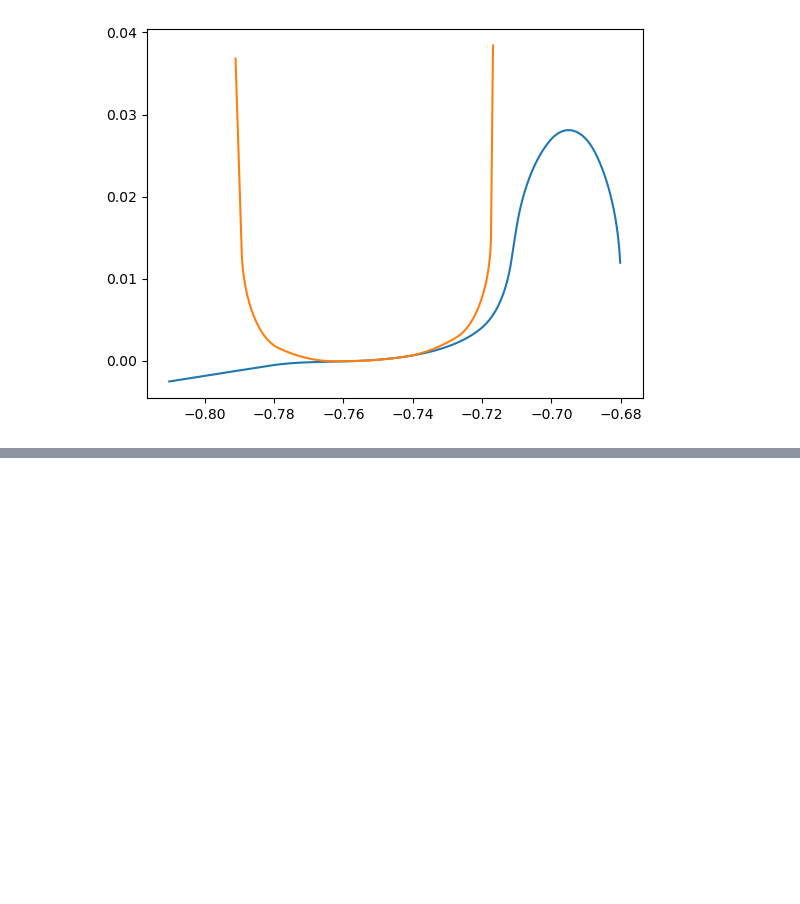
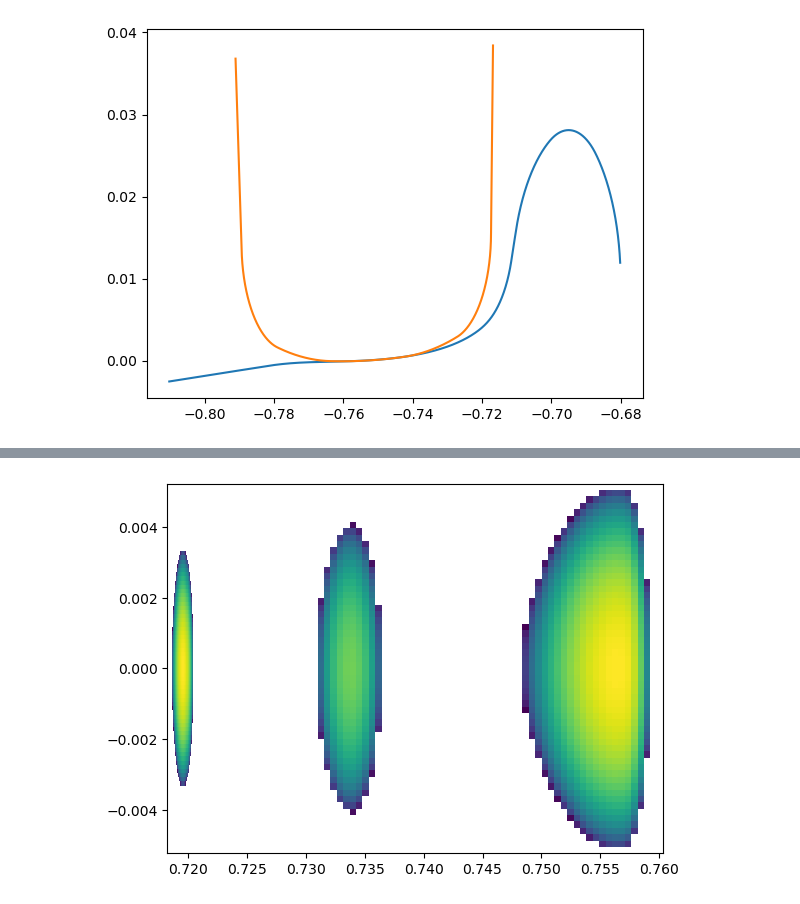
Before and after one commit to RoccoLiberoGiossi/SimRail, a Jupyter notebook: tests.ipynb, the cells around one changed output, grey strips where cells are left out. Cells and saved outputs as stored; diff of their text form; code cells hidden in the pictures; blank space fills up the shorter version.

```diff
--- a/tests.ipynb
+++ b/tests.ipynb
@@ -127,0 +148,34 @@ ax.plot(stuff["patch_2"][:,3])
+# %%
+id_plot = 5
+search_index = 520
+
+fig, ax = plt.subplots()
+for jj in range(3):
+
+    Y, X = np.meshgrid(
+        result_state_pressure[f"patch_{jj}"][
+            58 * search_index : 58 * (search_index + 1), 1
+        ],
+        result_state_pressure[f"patch_{jj}"][
+            58 * search_index : 58 * (search_index + 1), 0
+        ],
+    )
+
+    if sum(sum(Y)):
+        data_1 = np.transpose(
+            result_state_pressure[f"patch_{jj}"][
+                58 * search_index : 58 * (search_index + 1), 2:
+            ]
+        )
+        data_1 = np.where(data_1 == 0, np.nan, data_1)
+        ax.pcolormesh(
+            Y
+            + patches_per_deltays[f"patch_{jj}"][search_index, id_plot]
+            - deltays[search_index],
+            X,
+            data_1,
+        )
+
+plt.show()
+# %% [output]
+[figure, added]
```
Also changed, not shown: parts of 15 cells of this notebook, 6 other files.
